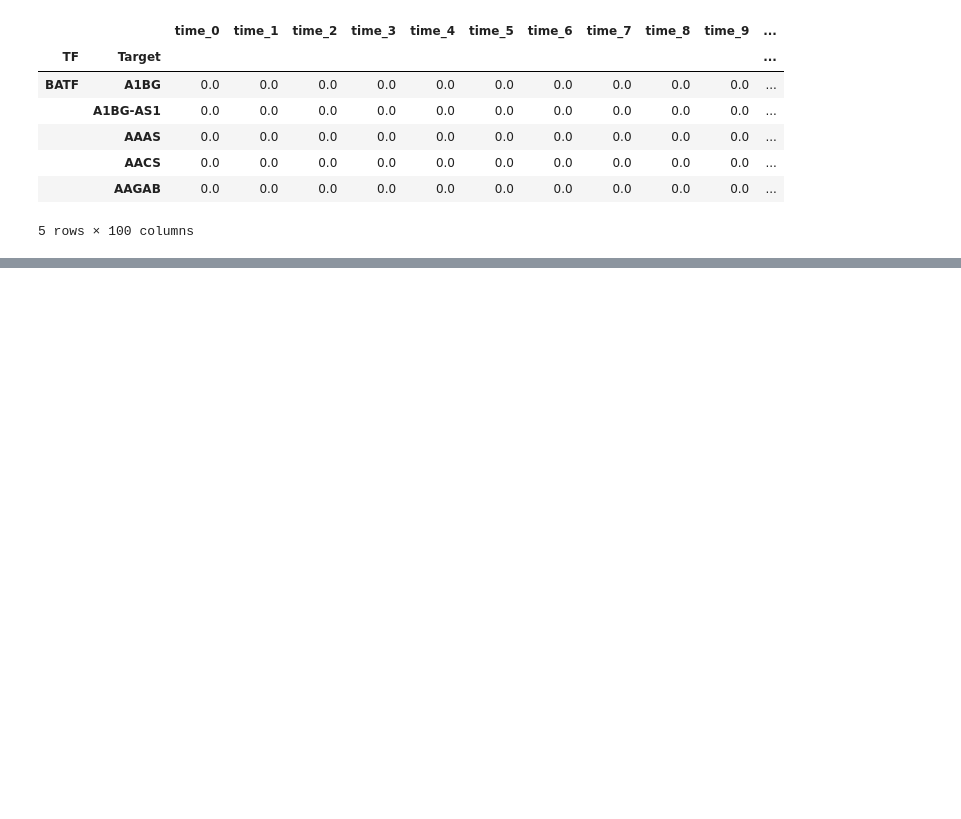
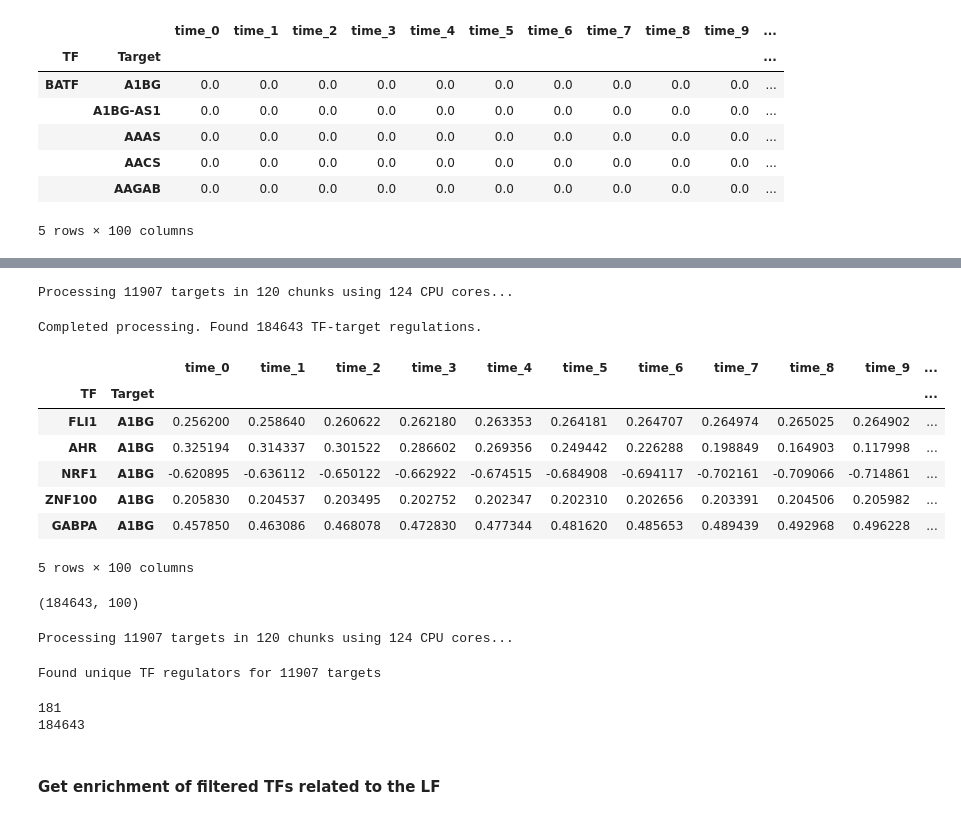
Before and after one commit to sachha-naksha/B_Cell_States, a Jupyter notebook: multiome_dynamic_regulation/py_scripts/analysis/LF_dynamics.ipynb, the cells around one changed output, grey strips where cells are left out. Drawn from its saved outputs; the diff is of its cells as text; code cells hidden in the pictures; blank space fills up the shorter version.

```diff
--- a/multiome_dynamic_regulation/py_scripts/analysis/LF_dynamics.ipynb
+++ b/multiome_dynamic_regulation/py_scripts/analysis/LF_dynamics.ipynb
@@ -153,8 +153,8 @@ display(dnet.shape)
 # np.save(os.path.join(output_folder, 'dnetbin_pb_from_1_to_2.npy'), dnetbin)
 # %%
 # load the dnet and dnetbin
-dnet = np.load(os.path.join(output_folder, 'dnet_gc.npy'))
-dnetbin = np.load(os.path.join(output_folder, 'dnetbin_gc.npy'))
+dnet = np.load(os.path.join(output_folder, 'dnet_pb.npy'))
+dnetbin = np.load(os.path.join(output_folder, 'dnetbin_pb.npy'))
 # %%
 # get indices of the dynamic_pb_genes
 lf_genes_indices = get_gene_indices(dictys_dynamic_object, lf_genes)
@@ -457,7 +407,7 @@ def enrichment(M,n,N,X):
 # %%
 # load the filtered_tfs from top 5 TFs per target
 import pickle
-tf_to_targets = pickle.load(open(os.path.join(output_folder, 'top_5_TFs_per_target_gc.pkl'), 'rb'))
+tf_to_targets = pickle.load(open(os.path.join(output_folder, 'top_5_TFs_per_target_pb.pkl'), 'rb'))
 # %%
 # get the total down-stream targets of the filtered TFs
 filtered_tfs = list(tf_to_targets.keys())
@@ -497,6 +447,6 @@ display(max_force_tfs_beta_dcurve.head())
 5 rows × 100 columns
 # %%
 # get the tf_lcpms for the lineage
-filtered_tfs_lcpm_dcurve = lcpm_dcurve_gc.loc[filtered_tfs]
+filtered_tfs_lcpm_dcurve = lcpm_dcurve_pb.loc[filtered_tfs]
 print(len(filtered_tfs_lcpm_dcurve))
 # %% [output]
@@ -511,8 +555,21 @@ NameError: name 'calculate_force_curves' is not defined
 # %%
-max_force_trajectories_filtered_tfs = find_top_k_forces_per_target_parallel(
+max_force_trajectories_filtered_tfs = find_top_k_forces_per_target_optimized(
     filtered_tfs_all_forces_dcurve,
     k=5,
-    n_jobs=16  # Adjust based on your system
+    n_jobs=124,
+    chunk_size=100
 )
 display(max_force_trajectories_filtered_tfs.head())
 display(max_force_trajectories_filtered_tfs.shape)
+# %% [output]
+Processing 11907 targets in 120 chunks using 124 CPU cores...
+Completed processing. Found 184643 TF-target regulations.
+|  |  | time_0 | time_1 | time_2 | time_3 | time_4 | time_5 | time_6 | time_7 | time_8 | time_9 | ... |
+| TF | Target |  |  |  |  |  |  |  |  |  |  | ... |
+| FLI1 | A1BG | 0.256200 | 0.258640 | 0.260622 | 0.262180 | 0.263353 | 0.264181 | 0.264707 | 0.264974 | 0.265025 | 0.264902 | ... |
+| AHR | A1BG | 0.325194 | 0.314337 | 0.301522 | 0.286602 | 0.269356 | 0.249442 | 0.226288 | 0.198849 | 0.164903 | 0.117998 | ... |
+| NRF1 | A1BG | -0.620895 | -0.636112 | -0.650122 | -0.662922 | -0.674515 | -0.684908 | -0.694117 | -0.702161 | -0.709066 | -0.714861 | ... |
+| ZNF100 | A1BG | 0.205830 | 0.204537 | 0.203495 | 0.202752 | 0.202347 | 0.202310 | 0.202656 | 0.203391 | 0.204506 | 0.205982 | ... |
+| GABPA | A1BG | 0.457850 | 0.463086 | 0.468078 | 0.472830 | 0.477344 | 0.481620 | 0.485653 | 0.489439 | 0.492968 | 0.496228 | ... |
+5 rows × 100 columns
+(184643, 100)
@@ -521,0 +641,26 @@ filtered_tfs_downstrm_regulations = get_unique_regs_by_target(max_force_trajecto
+# %%
+filtered_tfs_regs = get_unique_regs_by_target_parallel(
+    max_force_trajectories_filtered_tfs,
+    n_jobs=124,  # Using the same number of jobs as in the previous function
+    chunk_size=100
+)
+# %% [output]
+Processing 11907 targets in 120 chunks using 124 CPU cores...
+Found unique TF regulators for 11907 targets
+# %%
+# Get all unique TFs
+all_tfs = set(tf for regs in filtered_tfs_regs.values()
+              for tf, _ in regs)
+
+# Create dictionary of TF -> list of targets
+tf_to_all_downstream_targets = {}
+for tf in all_tfs:
+    # Find all targets regulated by this TF
+    targets = [target for target, regs in filtered_tfs_regs.items()
+               if any(reg[0] == tf for reg in regs)]
+    tf_to_all_downstream_targets[tf] = targets
+print(len(all_tfs))
+print(sum(len(values) for values in tf_to_all_downstream_targets.values()))
+# %% [output]
+181
+184643
@@ -521,0 +672,2 @@ filtered_tfs_downstrm_regulations = get_unique_regs_by_target(max_force_trajecto
+# %% [markdown]
+#### Get enrichment of filtered TFs related to the LF
```
Also changed, not shown: parts of 20 cells of this notebook.
